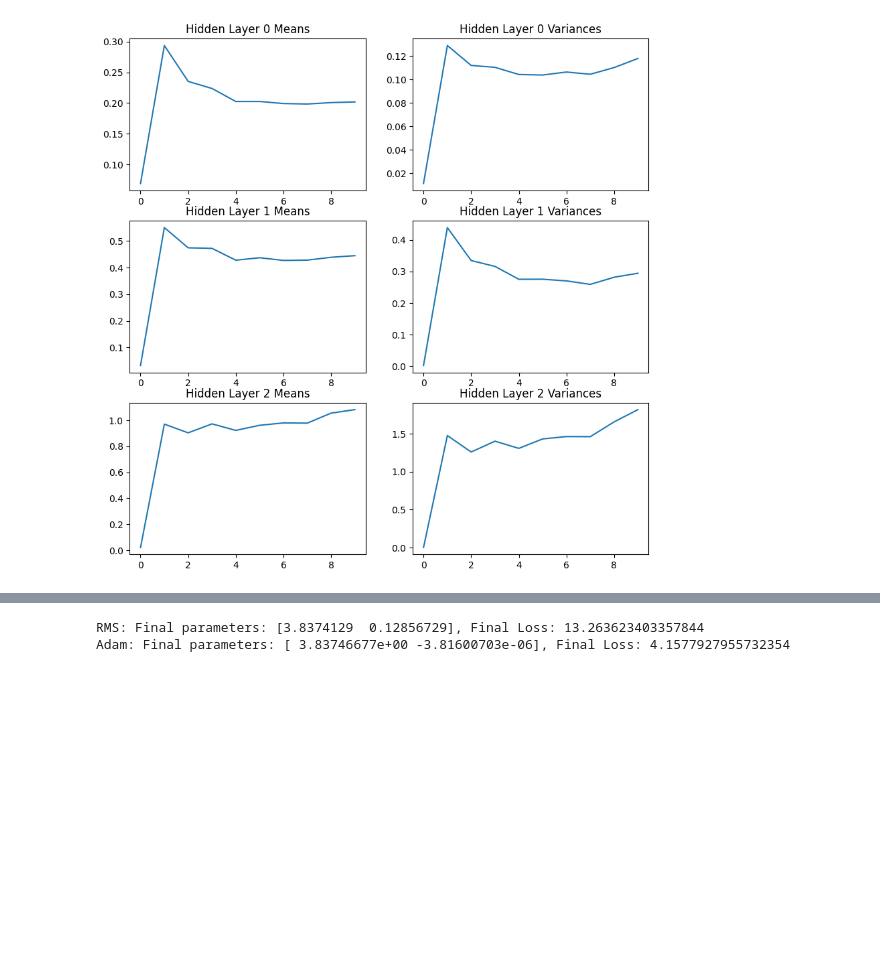
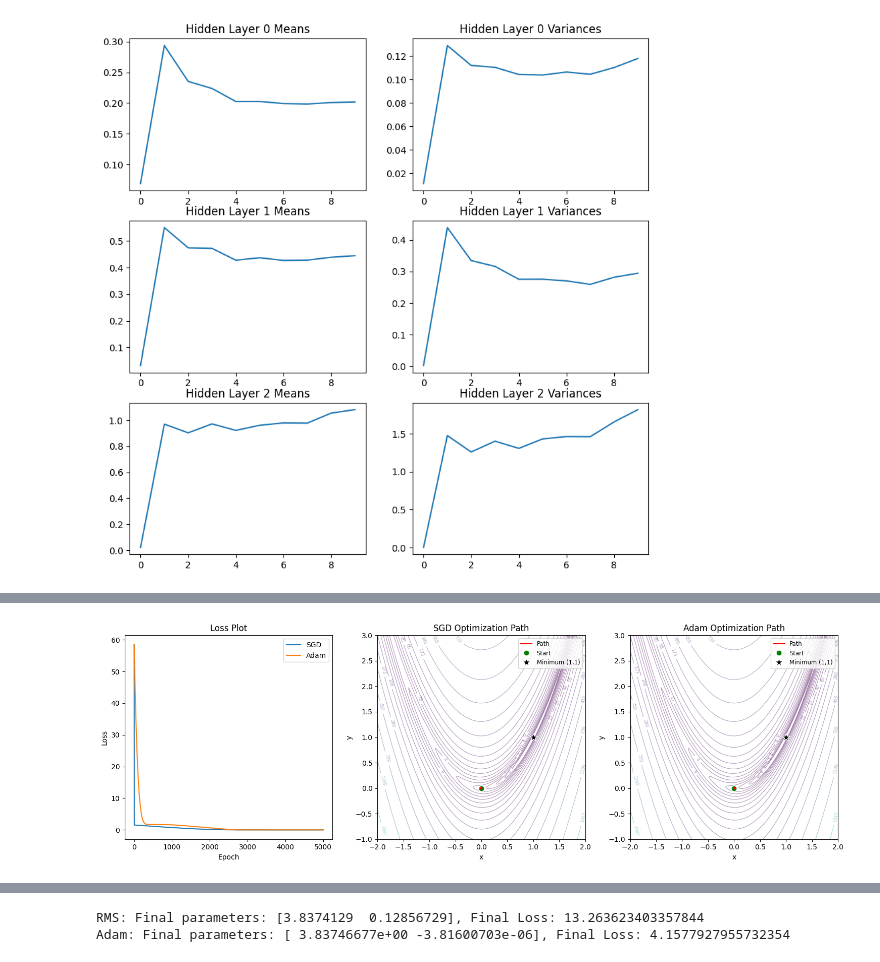
Before and after one commit to sohang3112/iit-madras-web-mtech-ai, a Jupyter notebook: trimester2/DA6401W_DeepLearning/assignments/solution_Assignment3.ipynb, the cells around one changed output, grey strips where cells are left out. Cells and saved outputs as stored; diff of their text form; code cells hidden in the pictures; blank space fills up the shorter version.

```diff
--- a/trimester2/DA6401W_DeepLearning/assignments/solution_Assignment3.ipynb
+++ b/trimester2/DA6401W_DeepLearning/assignments/solution_Assignment3.ipynb
@@ -172,0 +246,4 @@ gradient_descent(x, lr)
+# %%
+main(lr=1e-3)
+# %% [output]
+[figure, added]
```
Also changed, not shown: parts of 18 cells of this notebook, 3 other files.
